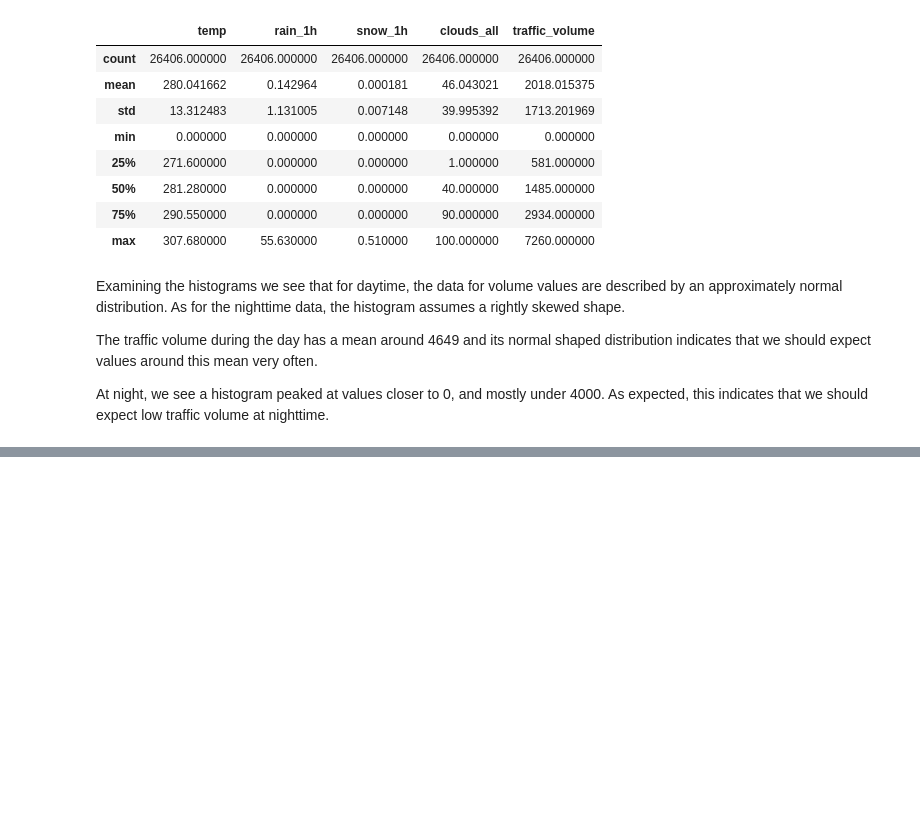
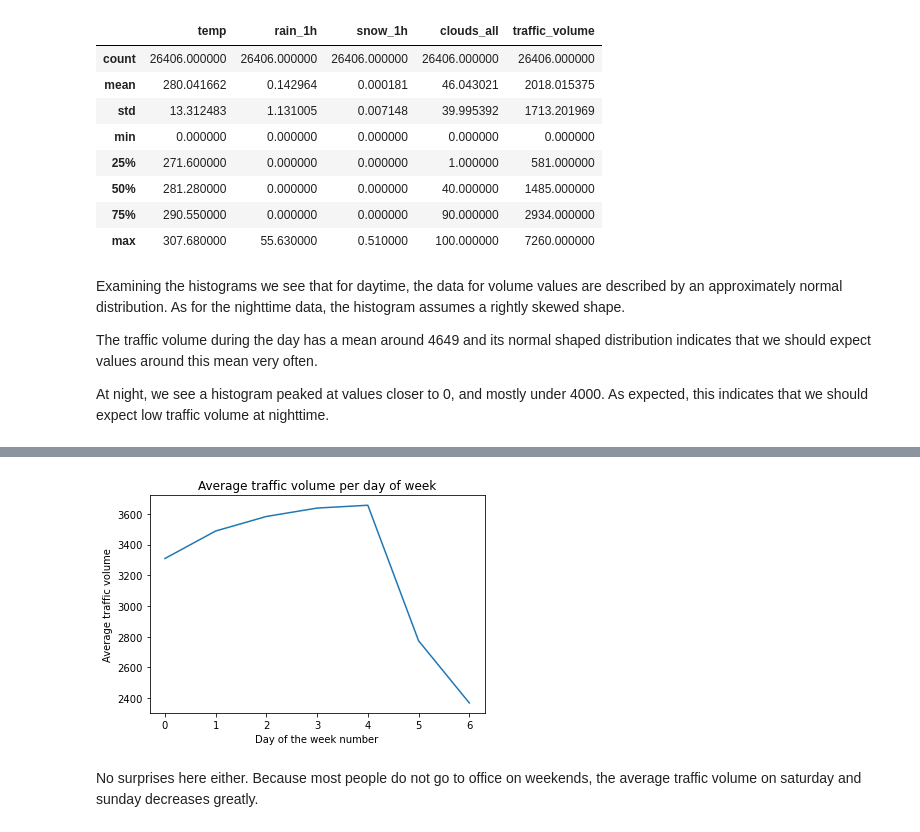
Before and after one commit to marwincarmo/dataquest-projects, a Jupyter notebook: heavy_traffic.ipynb, the cells around one changed output, grey strips where cells are left out. Saved outputs shown, nothing was run; the diff lists cells and outputs as text; code cells hidden in the pictures; blank space fills up the shorter version.

```diff
--- a/heavy_traffic.ipynb
+++ b/heavy_traffic.ipynb
@@ -131,0 +172,6 @@ At night, we see a histogram peaked at values closer to 0, and mostly under 4000
+# %%
+# traffic average per day of the week
+
+traffic['dayofweek'] = traffic['date_time'].dt.dayofweek
+by_dayofweek = traffic.groupby('dayofweek').mean()
+by_dayofweek['traffic_volume']
@@ -131,0 +188,10 @@ At night, we see a histogram peaked at values closer to 0, and mostly under 4000
+# %%
+plt.plot(by_dayofweek['traffic_volume'])
+plt.title('Average traffic volume per day of week')
+plt.xlabel('Day of the week number')
+plt.ylabel('Average traffic volume')
+plt.show()
+# %% [output]
+[figure, added]
+# %% [markdown]
+No surprises here either. Because most people do not go to office on weekends, the average traffic volume on saturday and sunday decreases greatly.
```
Also changed, not shown: parts of 5 cells of this notebook.
